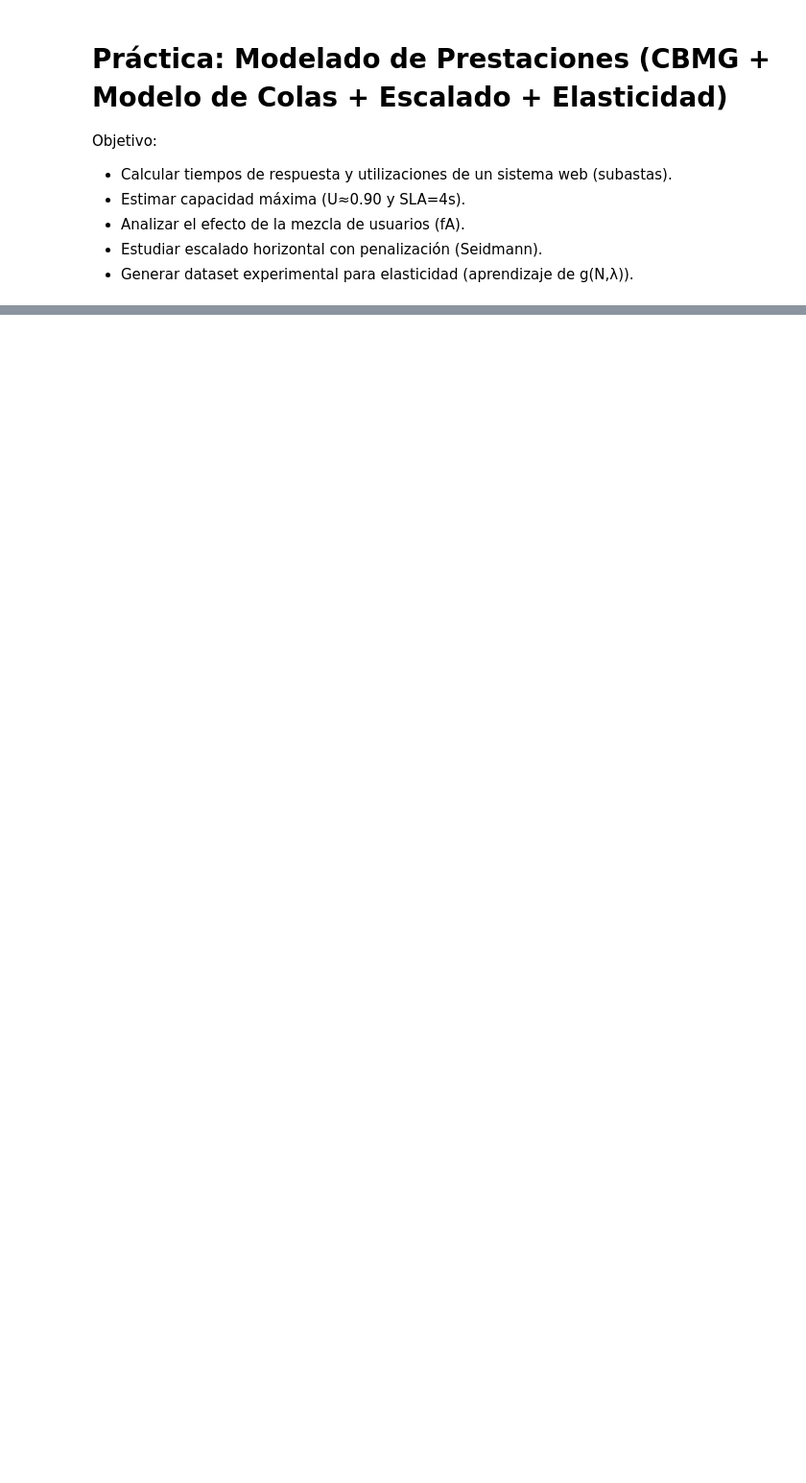
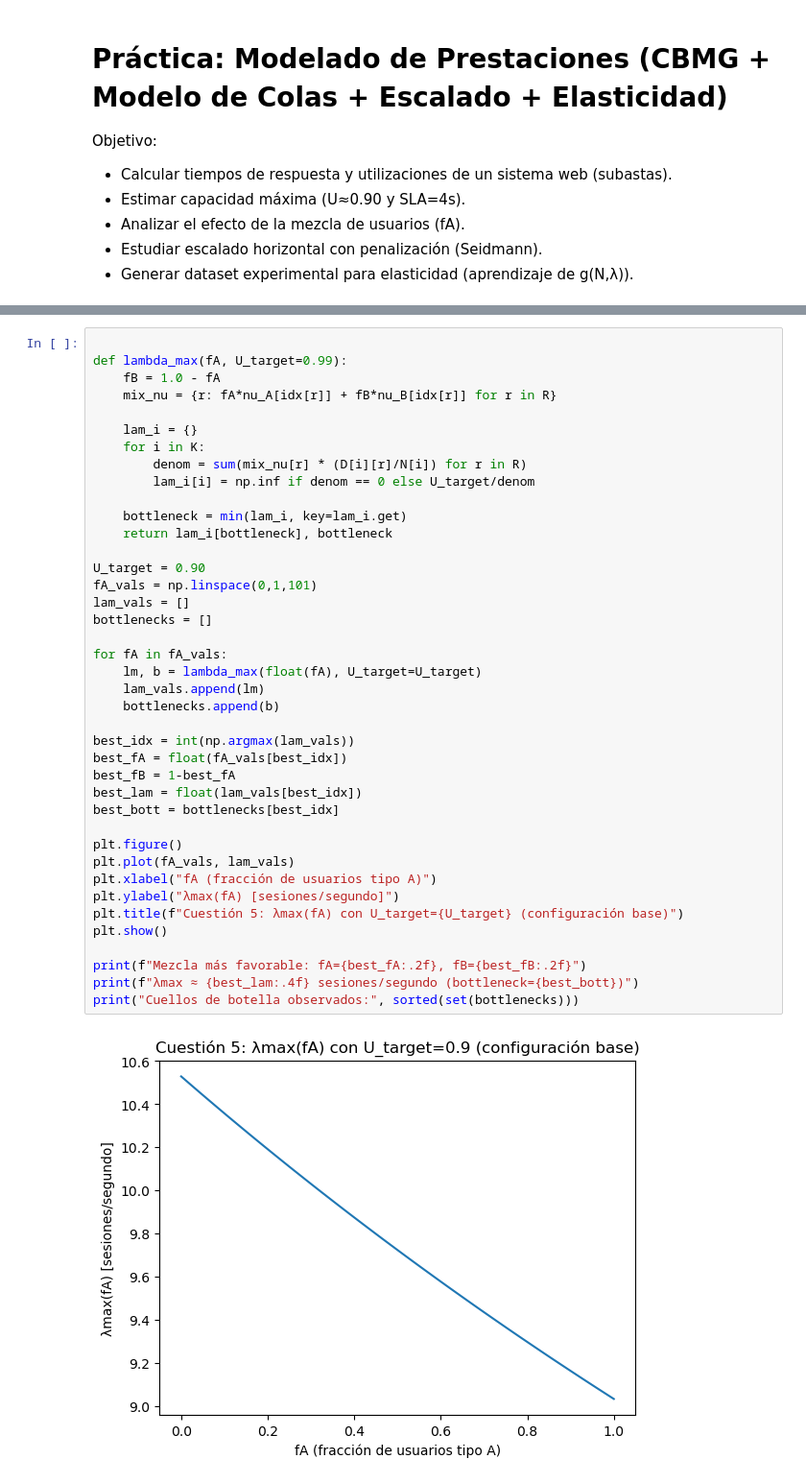
Before and after one commit to sanchezIII/SistemasDistribuidosWork, a Jupyter notebook: Trabajo_SD_ModeloColas.ipynb, the cells around one changed output, grey strips where cells are left out. Shown at 96% size. Drawn from its saved outputs; the diff is of its cells as text; blank space fills up the shorter version.

```diff
--- a/Trabajo_SD_ModeloColas.ipynb
+++ b/Trabajo_SD_ModeloColas.ipynb
@@ -1049,0 +338,42 @@ plt.show()
+# %%
+
+def lambda_max(fA, U_target=0.99):
+    fB = 1.0 - fA
+    mix_nu = {r: fA*nu_A[idx[r]] + fB*nu_B[idx[r]] for r in R}
+
+    lam_i = {}
+    for i in K:
+        denom = sum(mix_nu[r] * (D[i][r]/N[i]) for r in R)
+        lam_i[i] = np.inf if denom == 0 else U_target/denom
+
+    bottleneck = min(lam_i, key=lam_i.get)
+    return lam_i[bottleneck], bottleneck
+
+U_target = 0.90
+fA_vals = np.linspace(0,1,101)
+lam_vals = []
+bottlenecks = []
+
+for fA in fA_vals:
+    lm, b = lambda_max(float(fA), U_target=U_target)
+    lam_vals.append(lm)
+    bottlenecks.append(b)
+
+best_idx = int(np.argmax(lam_vals))
+best_fA = float(fA_vals[best_idx])
+best_fB = 1-best_fA
+best_lam = float(lam_vals[best_idx])
+best_bott = bottlenecks[best_idx]
+
+plt.figure()
+plt.plot(fA_vals, lam_vals)
+plt.xlabel("fA (fracción de usuarios tipo A)")
+plt.ylabel("λmax(fA) [sesiones/segundo]")
+plt.title(f"Cuestión 5: λmax(fA) con U_target={U_target} (configuración base)")
+plt.show()
+
+print(f"Mezcla más favorable: fA={best_fA:.2f}, fB={best_fB:.2f}")
+print(f"λmax ≈ {best_lam:.4f} sesiones/segundo (bottleneck={best_bott})")
+print("Cuellos de botella observados:", sorted(set(bottlenecks)))
+# %% [output]
+[figure, added]
```
Also changed, not shown: parts of 69 cells of this notebook.
